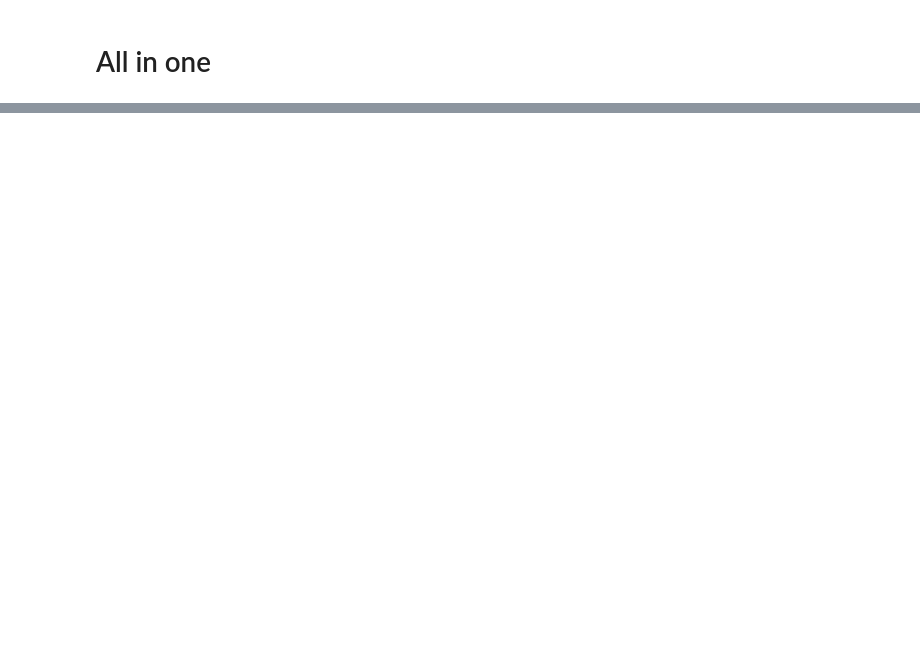
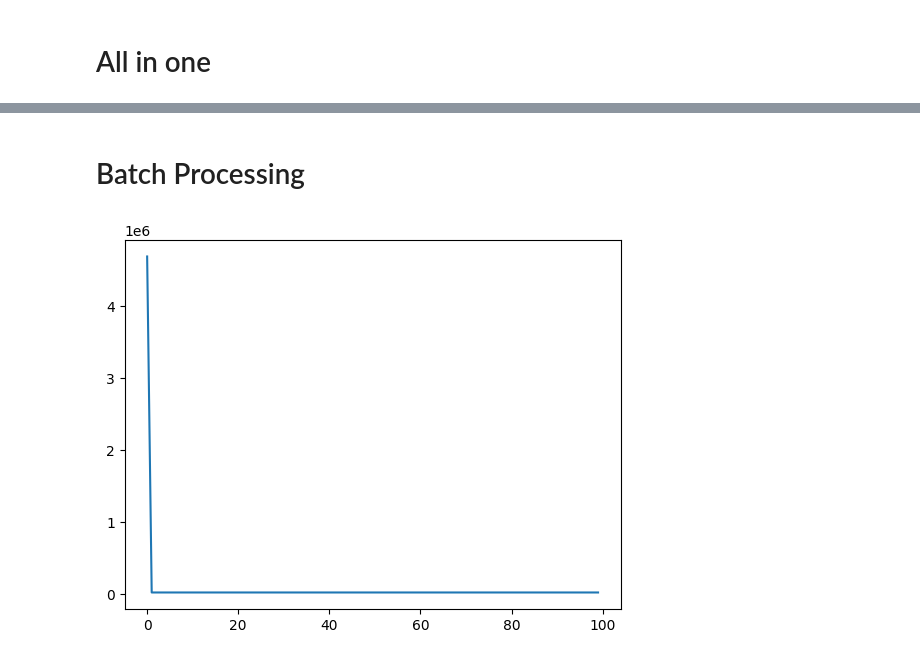
Before and after one commit to chFleschutz/deep-learning, a Jupyter notebook: 01_neuronal_network.ipynb, the cells around one changed output, grey strips where cells are left out. Cells and saved outputs as stored; diff of their text form; code cells hidden in the pictures; blank space fills up the shorter version.

```diff
--- a/01_neuronal_network.ipynb
+++ b/01_neuronal_network.ipynb
@@ -290,0 +301,32 @@ np.float64(44669.517685892606)
+# %% [markdown]
+# Batch Processing
+# %%
+example_count = x_train_scaled.shape[0]
+input_length = x_train_scaled.shape[1] + 1
+
+weight_vector = np.random.normal(loc=0.0, scale=1.0, size=(input_length,))
+input_vectors = np.hstack([np.ones((example_count, 1)), x_train_scaled])
+
+targets = y_train_scaled[:, 0]
+
+epoch_count = 100
+learning_rate = 0.01
+
+average_errors = []
+
+for epoch in range(epoch_count):
+    activity = np.dot(input_vectors, weight_vector)
+    output = relu(activity)
+    errors = targets - output
+    weight_vector += learning_rate * np.dot(input_vectors.T, errors)
+
+    average_errors.append(np.mean(np.abs(errors)))
+
+import matplotlib.pyplot as plt
+
+average_errors_unscaled = output_scaler.inverse_transform(np.array(average_errors).reshape(-1, 1))
+
+plt.plot(average_errors_unscaled)
+plt.show()
+# %% [output]
+[figure, added]
```
Also changed, not shown: parts of 9 cells of this notebook.
